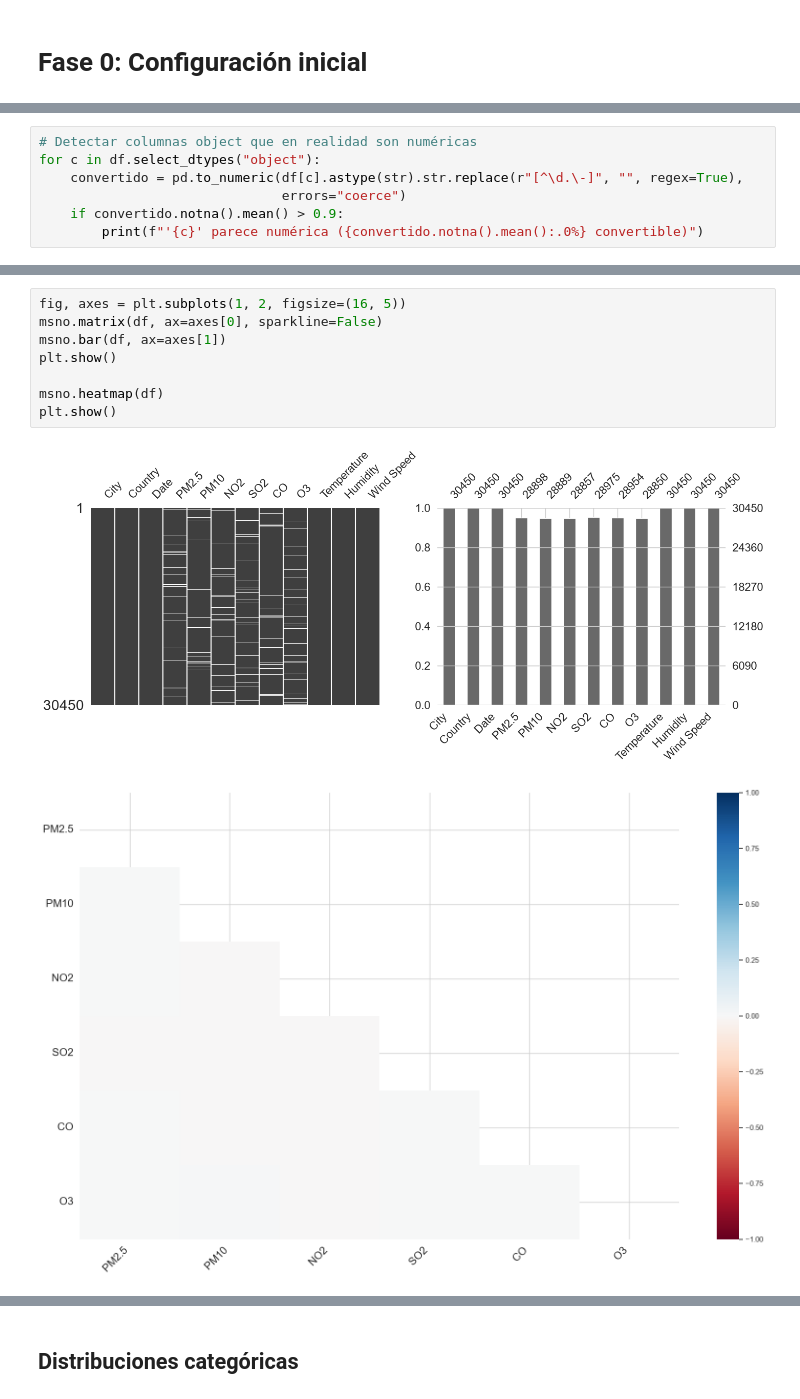
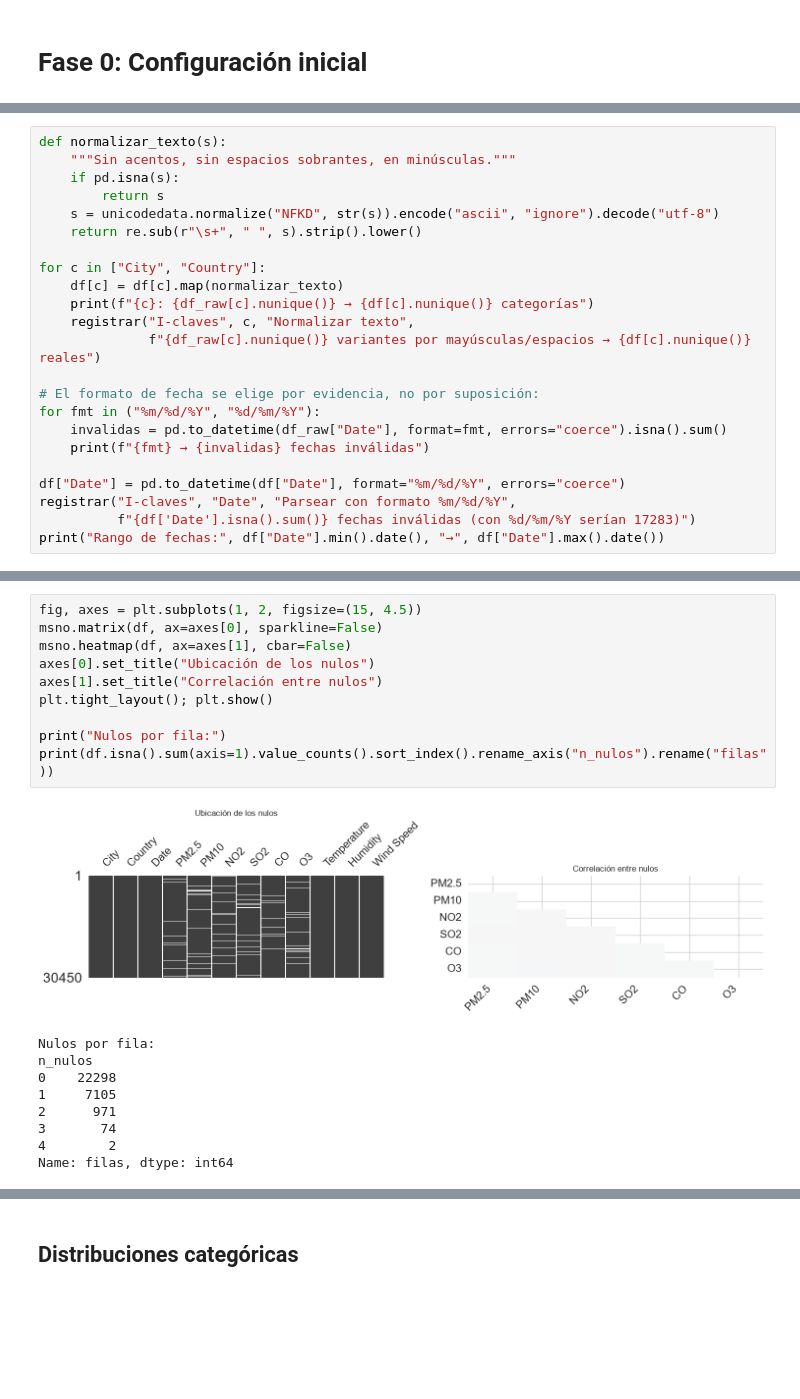
Before and after one commit to FabioGuardado/global-air-quality-pipeline, a Jupyter notebook: notebook.ipynb, the cells around one changed output, grey strips where cells are left out. Cells and saved outputs as stored; diff of their text form; blank space fills up the shorter version.

```diff
--- a/notebook.ipynb
+++ b/notebook.ipynb
@@ -81,7 +51,0 @@ Name: count, dtype: int64
-# %%
-# Detectar columnas object que en realidad son numéricas
-for c in df.select_dtypes("object"):
-    convertido = pd.to_numeric(df[c].astype(str).str.replace(r"[^\d.\-]", "", regex=True),
-                               errors="coerce")
-    if convertido.notna().mean() > 0.9:
-        print(f"'{c}' parece numérica ({convertido.notna().mean():.0%} convertible)")
@@ -123,0 +106,23 @@ display(perfil.sort_values("pct_nulos", ascending=False))
+# %%
+def normalizar_texto(s):
+    """Sin acentos, sin espacios sobrantes, en minúsculas."""
+    if pd.isna(s):
+        return s
+    s = unicodedata.normalize("NFKD", str(s)).encode("ascii", "ignore").decode("utf-8")
+    return re.sub(r"\s+", " ", s).strip().lower()
+
+for c in ["City", "Country"]:
+    df[c] = df[c].map(normalizar_texto)
+    print(f"{c}: {df_raw[c].nunique()} → {df[c].nunique()} categorías")
+    registrar("I-claves", c, "Normalizar texto",
+              f"{df_raw[c].nunique()} variantes por mayúsculas/espacios → {df[c].nunique()} reales")
+
+# El formato de fecha se elige por evidencia, no por suposición:
+for fmt in ("%m/%d/%Y", "%d/%m/%Y"):
+    invalidas = pd.to_datetime(df_raw["Date"], format=fmt, errors="coerce").isna().sum()
+    print(f"{fmt} → {invalidas} fechas inválidas")
+
+df["Date"] = pd.to_datetime(df["Date"], format="%m/%d/%Y", errors="coerce")
+registrar("I-claves", "Date", "Parsear con formato %m/%d/%Y",
+          f"{df['Date'].isna().sum()} fechas inválidas (con %d/%m/%Y serían 17283)")
+print("Rango de fechas:", df["Date"].min().date(), "→", df["Date"].max().date())
@@ -126,11 +137,20 @@ display(perfil.sort_values("pct_nulos", ascending=False))
 # %%
-fig, axes = plt.subplots(1, 2, figsize=(16, 5))
+fig, axes = plt.subplots(1, 2, figsize=(15, 4.5))
 msno.matrix(df, ax=axes[0], sparkline=False)
-msno.bar(df, ax=axes[1])
-plt.show()
+msno.heatmap(df, ax=axes[1], cbar=False)
+axes[0].set_title("Ubicación de los nulos")
+axes[1].set_title("Correlación entre nulos")
+plt.tight_layout(); plt.show()
 
-msno.heatmap(df)
-plt.show()
+print("Nulos por fila:")
+print(df.isna().sum(axis=1).value_counts().sort_index().rename_axis("n_nulos").rename("filas"))
 # %% [output]
-[figure, old version]
+[figure, new version]
-[figure, removed]
+Nulos por fila:
+n_nulos
+0    22298
+1     7105
+2      971
+3       74
+4        2
+Name: filas, dtype: int64
```
Also changed, not shown: parts of 105 cells of this notebook, 2 other files.
